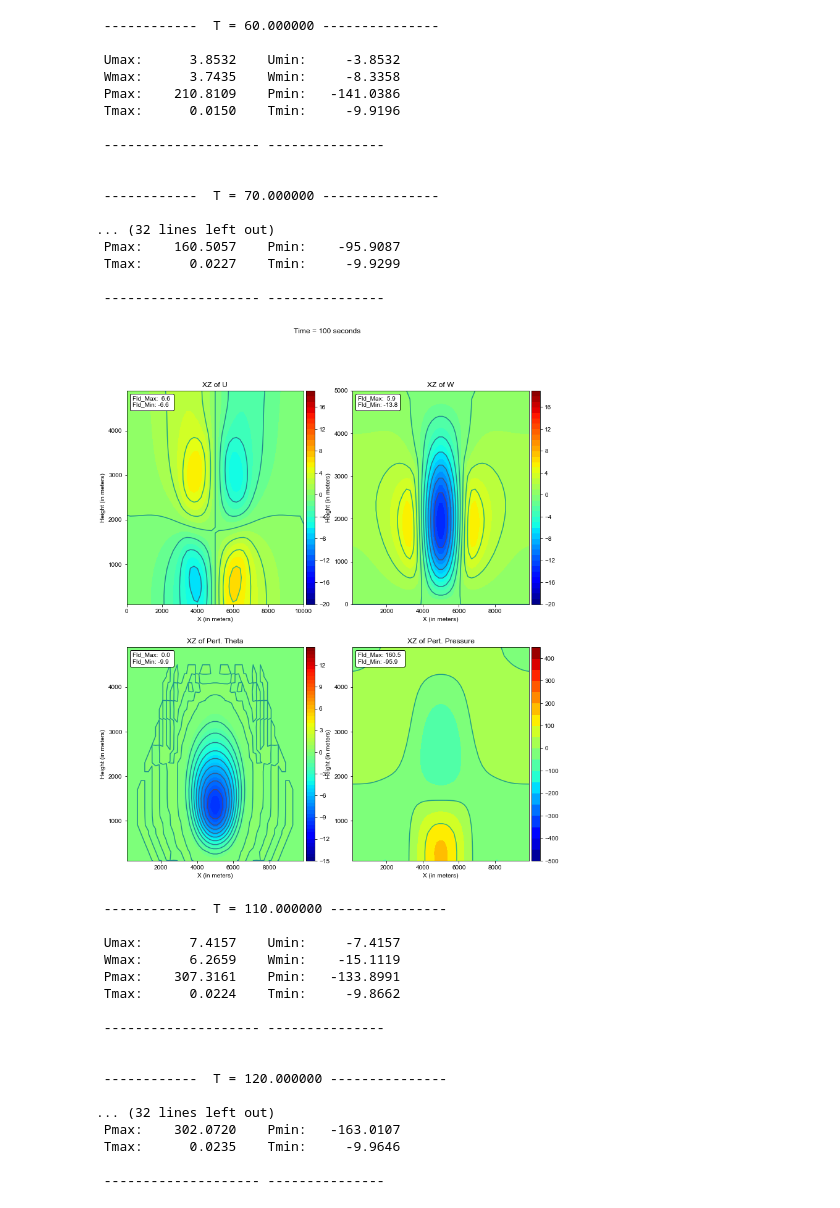
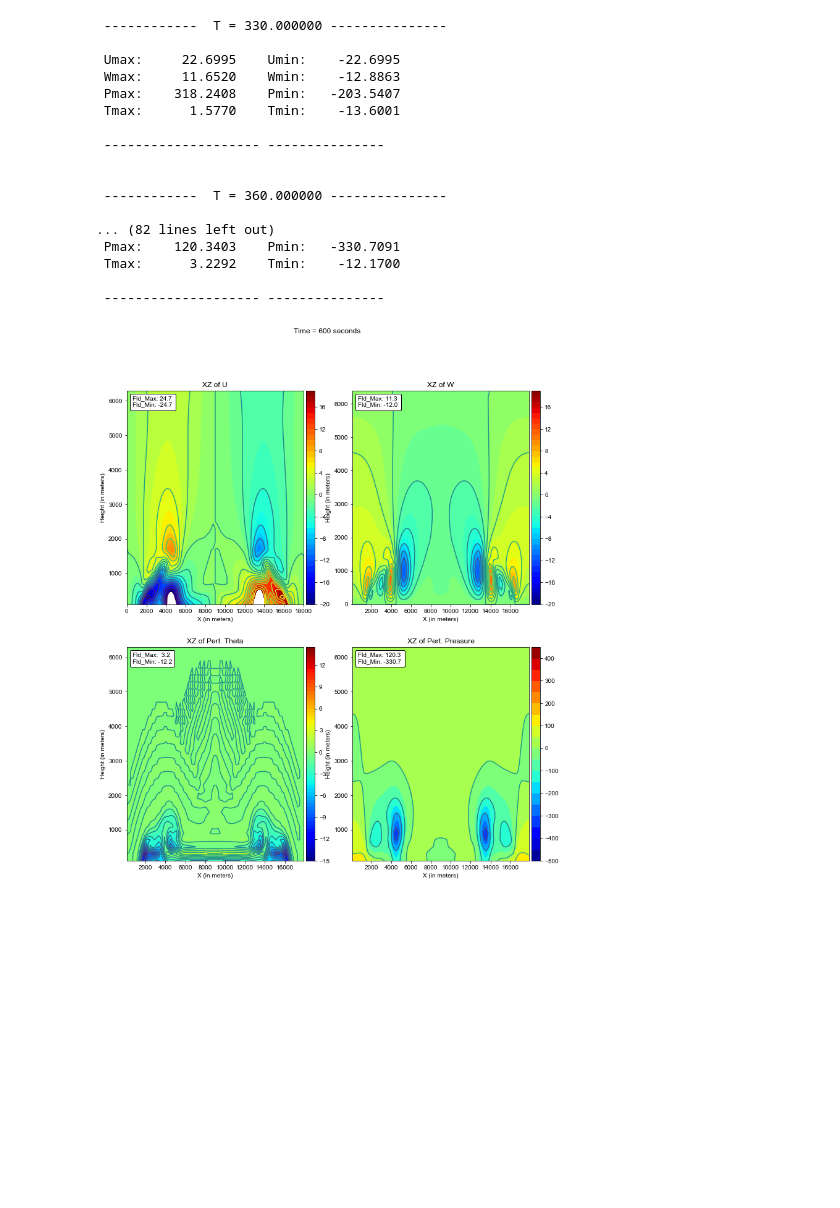
Before and after one commit to louiswicker/my_IPythonNotebooks, a Jupyter notebook: cloud2d/2D_CloudModel.ipynb, the cells around one changed output. Cells and saved outputs as stored; diff of their text form; code cells hidden in the pictures; blank space fills up the shorter version.

Commit message:
Completed first version of 2D dry cloud model with advection, PGF, time splitting

```diff
--- a/cloud2d/2D_CloudModel.ipynb
+++ b/cloud2d/2D_CloudModel.ipynb
@@ -4,14 +4,16 @@ from mpl_toolkits.axes_grid1 import make_axes_locatable
 import mySkewt
 from cloud2d_utils import plotXZ, printXZ
 
-_nz     = 25
-_nx     = 50
-_width  = 10000.
-_height = 5000.
+_nz     = 32
+_nx     = 90
+_width  = 18000.
+_height = 6400.
+
+integrate = 600.
 
 # parameters for the initial forcing
 _fmag   = -10.
-_xcenter = 5000.
+_xcenter = 9000.
 _zcenter = 2000.
 _radius  = 2000.
 
@@ -21,9 +23,9 @@ dt        = 1.0
 nsmall    = 6
 dts       = dt / nsmall
 cssq      = 300.**2
-nprint    = 10
-nplot     = 50
-integrate = 300.
+nprint    = 30
+nplot     = 300
+integrate = 600.
 nstep     = np.int(integrate/dt)
 grav      = 9.806
 Cp        = 1004.
@@ -322,6 +371,10 @@ for n in np.arange(1,nstep/nlen):
         b = buoyancy(t1, th00)
 
         fw[1:-1,:] = (b[:-1,:]+b[1:,:])/2.0
+
+        fw += w_advect(u1, w1, dx, dz)
+
+        fu += u_advect(u1, w1, dx, dz)
 
         ft = s_advect(u1, w1, t1, dx, dz)
 
@@ -409,35 +462,18 @@ for n in np.arange(1,nstep/nlen):
- ------------  T = 60.000000 ---------------
+ ------------  T = 330.000000 ---------------
 
- Umax:      3.8532    Umin:     -3.8532
- Wmax:      3.7435    Wmin:     -8.3358
- Pmax:    210.8109    Pmin:   -141.0386
- Tmax:      0.0150    Tmin:     -9.9196
+ Umax:     22.6995    Umin:    -22.6995
+ Wmax:     11.6520    Wmin:    -12.8863
+ Pmax:    318.2408    Pmin:   -203.5407
+ Tmax:      1.5770    Tmin:    -13.6001
 
  -------------------- ---------------
 
 
- ------------  T = 70.000000 ---------------
+ ------------  T = 360.000000 ---------------
 
-... (32 lines left out)
- Pmax:    160.5057    Pmin:    -95.9087
- Tmax:      0.0227    Tmin:     -9.9299
+... (82 lines left out)
+ Pmax:    120.3403    Pmin:   -330.7091
+ Tmax:      3.2292    Tmin:    -12.1700
 
  -------------------- ---------------
-[figure, old version]
+[figure, new version]
- ------------  T = 110.000000 ---------------
-
- Umax:      7.4157    Umin:     -7.4157
- Wmax:      6.2659    Wmin:    -15.1119
- Pmax:    307.3161    Pmin:   -133.8991
- Tmax:      0.0224    Tmin:     -9.8662
-
- -------------------- ---------------
-
-
- ------------  T = 120.000000 ---------------
-
-... (32 lines left out)
- Pmax:    302.0720    Pmin:   -163.0107
- Tmax:      0.0235    Tmin:     -9.9646
-
- -------------------- ---------------
```
Also changed, not shown: parts of 3 cells of this notebook, 1 other file.
